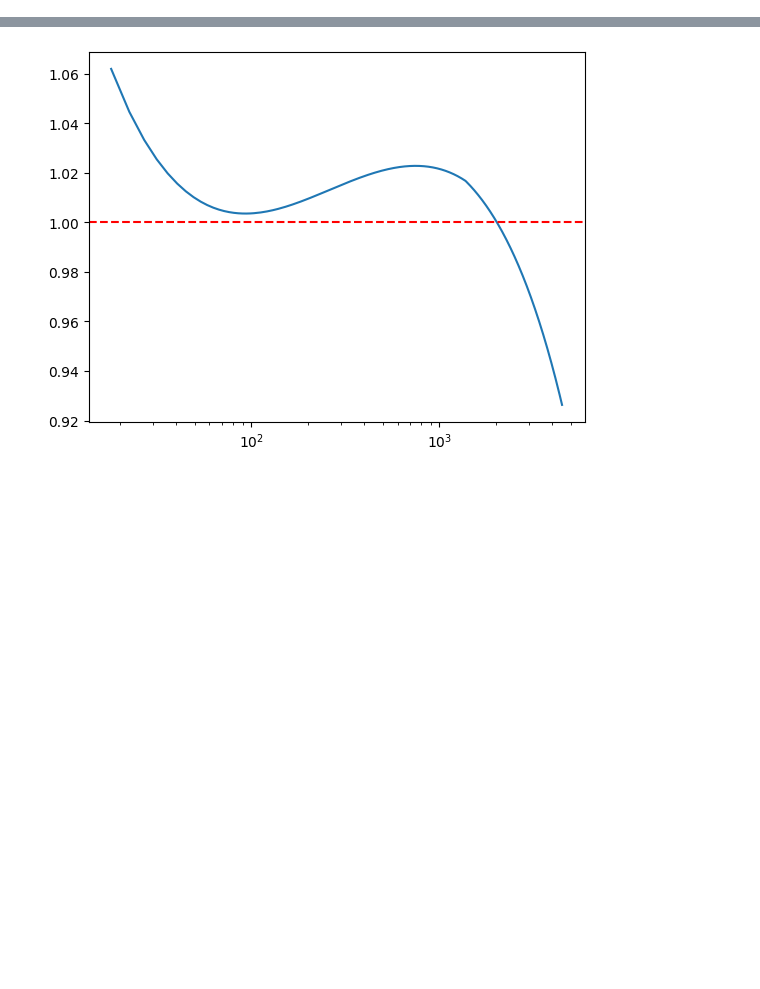
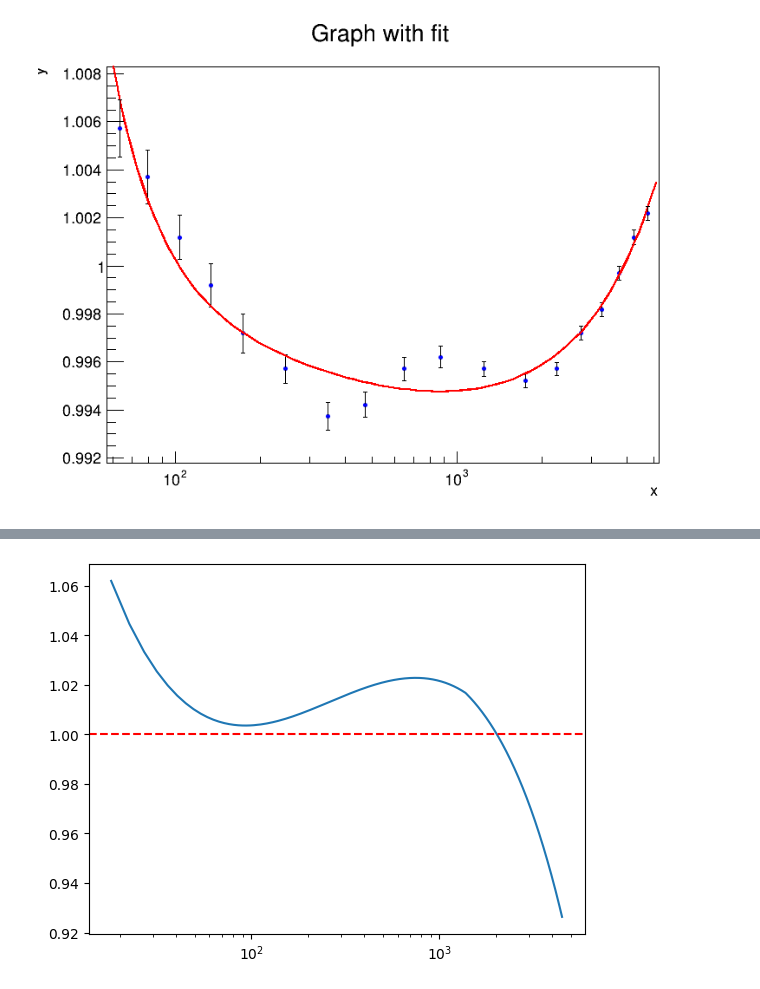
Before and after one commit to PocketCoffea/AnalysisConfigs, a Jupyter notebook: notebooks/fit_test.ipynb, the cells around one changed output, grey strips where cells are left out. Cells and saved outputs as stored; diff of their text form; code cells hidden in the pictures; blank space fills up the shorter version.

```diff
--- a/notebooks/fit_test.ipynb
+++ b/notebooks/fit_test.ipynb
@@ -222,0 +153,78 @@ Info in <TCanvas::Print>: png file fit.png has been created
+# %%
+func_string = "[0] + [1] / (TMath::Log10(x) * TMath::Log10(x) + [2]) + [3] * TMath::Exp(-[4] * (TMath::Log10(x) - [5]) * (TMath::Log10(x) - [5])) + [6] * TMath::Exp(-[7] * (TMath::Log10(x) - [8]) * (TMath::Log10(x) - [8]))"
+func_root = ROOT.TF1("func_root", func_string, data_dict["x"][0], data_dict["x"][-1])
+# func_root.SetParameters(
+#             1.6081836786569568,
+#             22.58516985573203,
+#             35.96303104113097,
+#             -1.2096680332552872,
+#             0.012402902153327011,
+#             3,
+#             -4.876292773828425,
+#             23.88044583275305,
+#             3.5067093288482084
+# )
+# func_root.SetParameters( # good one
+#             0.9296082409013535,
+#             18.206614170229148,
+#             18.423866780448805,
+#             -0.9111338528208499,
+#             0.03662551034929148,
+#             -0.3825746665434431,
+#             0.0005, 0.15, 3
+# )
+# func_root.SetParameter(0,-0.0221278)
+# func_root.SetParameter(1,119.265)
+# func_root.SetParameter(2,100)
+# func_root.SetParameter(3,-0.0679365)
+# func_root.SetParameter(4,2.82597)
+# func_root.SetParameter(5,1.8277)
+# func_root.SetParameter(6,-0.0679365)
+# func_root.SetParameter(7,3.82597)
+# func_root.SetParameter(8,1.8277)
+
+# func_root.SetParLimits(6,-20,10)
+# func_root.SetParLimits(7,0,100)
+# func_root.SetParLimits(3,-15,15)
+# func_root.SetParLimits(4,0,500)
+# func_root.SetParLimits(0,-2,25)
+# func_root.SetParLimits(1,0,250)
+
+
+func_root.SetParameters(
+            0.9296082409013535,
+            18.206614170229148,
+            18.423866780448805,
+            -1.03117,
+            0.031,
+            -0.225,
+            0.0045, 13.7, 2.9
+)
+func_root.FixParameter(0, 0.9296)
+func_root.FixParameter(1, 18.206614170229148)
+func_root.FixParameter(2,   18.423866780448805)
+
+# func_root.FixParameter(3, 0)
+# func_root.FixParameter(4, 0)
+# func_root.FixParameter(5, 0)
+
+
+fit_info = str(graph.Fit("func_root", "S "))
+#draw the graph
+# del canvas
+canvas = ROOT.TCanvas("canvas", "canvas", 800, 600)
+graph.SetMarkerStyle(20)
+graph.SetMarkerColor(ROOT.kBlue)
+graph.SetMarkerSize(0.5)
+graph.SetTitle("Graph with fit")
+graph.GetXaxis().SetTitle("x")
+graph.GetYaxis().SetTitle("y")
+# set log x
+ROOT.gPad.SetLogx()
+graph.Draw("AP")
+func_root.Draw("SAME")
+canvas.Update()
+canvas.Draw()
+canvas.SaveAs("fit.png")
+print(fit_info)
+# %% [output]
@@ -223,3 +251,4 @@ Info in <TCanvas::Print>: png file fit.png has been created
+[figure, added]
 # %%
 func_string2 = "[2]*([3]*([4]+TMath::Log(max([0],min([1],x)))*([5]+TMath::Log(max([0],min([1],x)))*[6])+[7]/x))*1./([8]+[9]/x+[10]*log(x)/x+[11]*(pow(x/[12],[13])-1)/(pow(x/[12],[13])+1)+[14]*pow(x,-0.3051)+[15]*x)"
 func2 = ROOT.TF1("func2", func_string2, 10, 4500)
```
Also changed, not shown: parts of 10 cells of this notebook, 4 other files.
